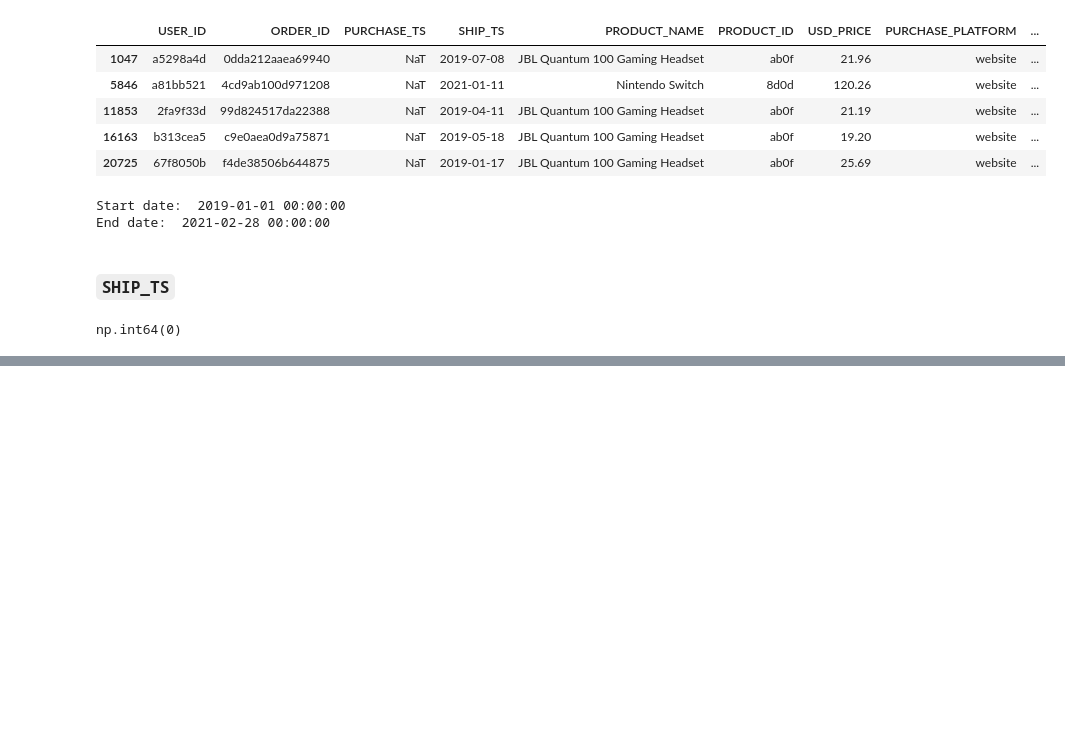
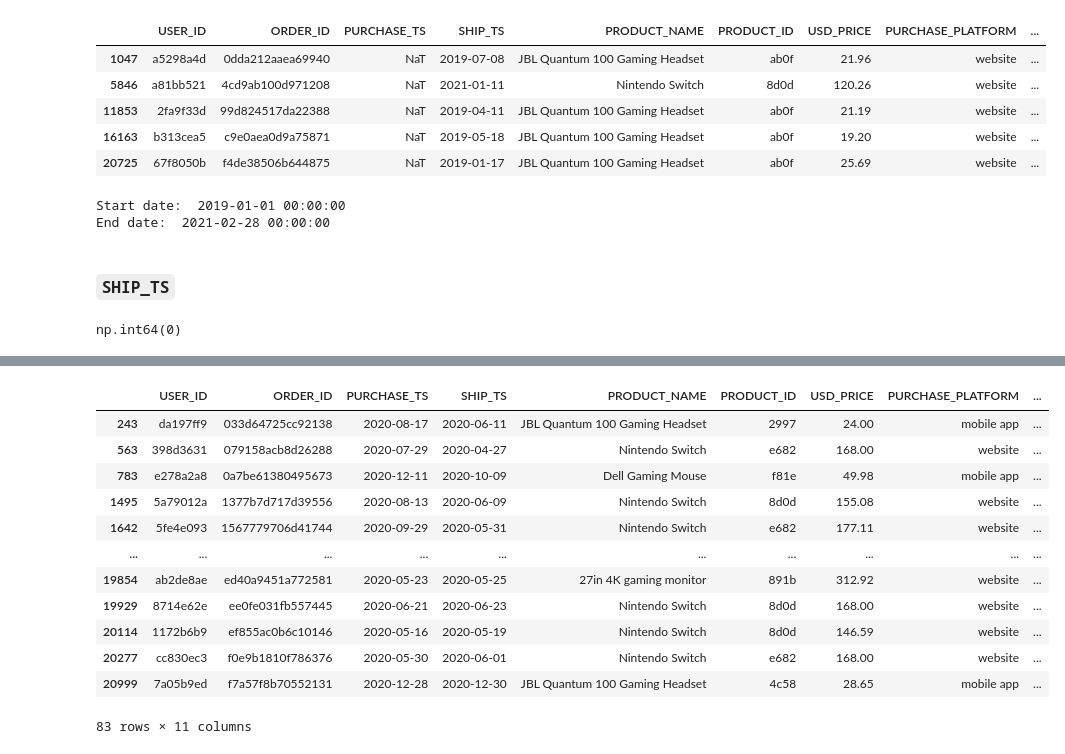
Before and after one commit to bdk-333/GameZone-Data-Analytics, a Jupyter notebook: notebooks/1_data_cleaning.ipynb, the cells around one changed output, grey strips where cells are left out. Drawn from its saved outputs; the diff is of its cells as text; code cells hidden in the pictures; blank space fills up the shorter version.

```diff
--- a/notebooks/1_data_cleaning.ipynb
+++ b/notebooks/1_data_cleaning.ipynb
@@ -159,0 +317,16 @@ np.int64(0)
+# %%
+df[df['ACCOUNT_CREATION_METHOD'].isna() == True]
+# %% [output]
+|  | USER_ID | ORDER_ID | PURCHASE_TS | SHIP_TS | PRODUCT_NAME | PRODUCT_ID | USD_PRICE | PURCHASE_PLATFORM | ... |
+| 243 | da197ff9 | 033d64725cc92138 | 2020-08-17 | 2020-06-11 | JBL Quantum 100 Gaming Headset | 2997 | 24.00 | mobile app | ... |
+| 563 | 398d3631 | 079158acb8d26288 | 2020-07-29 | 2020-04-27 | Nintendo Switch | e682 | 168.00 | website | ... |
+| 783 | e278a2a8 | 0a7be61380495673 | 2020-12-11 | 2020-10-09 | Dell Gaming Mouse | f81e | 49.98 | mobile app | ... |
+| 1495 | 5a79012a | 1377b7d717d39556 | 2020-08-13 | 2020-06-09 | Nintendo Switch | 8d0d | 155.08 | website | ... |
+| 1642 | 5fe4e093 | 1567779706d41744 | 2020-09-29 | 2020-05-31 | Nintendo Switch | e682 | 177.11 | website | ... |
+| ... | ... | ... | ... | ... | ... | ... | ... | ... | ... |
+| 19854 | ab2de8ae | ed40a9451a772581 | 2020-05-23 | 2020-05-25 | 27in 4K gaming monitor | 891b | 312.92 | website | ... |
+| 19929 | 8714e62e | ee0fe031fb557445 | 2020-06-21 | 2020-06-23 | Nintendo Switch | 8d0d | 168.00 | website | ... |
+| 20114 | 1172b6b9 | ef855ac0b6c10146 | 2020-05-16 | 2020-05-19 | Nintendo Switch | 8d0d | 146.59 | website | ... |
+| 20277 | cc830ec3 | f0e9b1810f786376 | 2020-05-30 | 2020-06-01 | Nintendo Switch | e682 | 168.00 | website | ... |
+| 20999 | 7a05b9ed | f7a57f8b70552131 | 2020-12-28 | 2020-12-30 | JBL Quantum 100 Gaming Headset | 4c58 | 28.65 | mobile app | ... |
+83 rows × 11 columns
```
Also changed, not shown: parts of 46 cells of this notebook, 2 other files.
